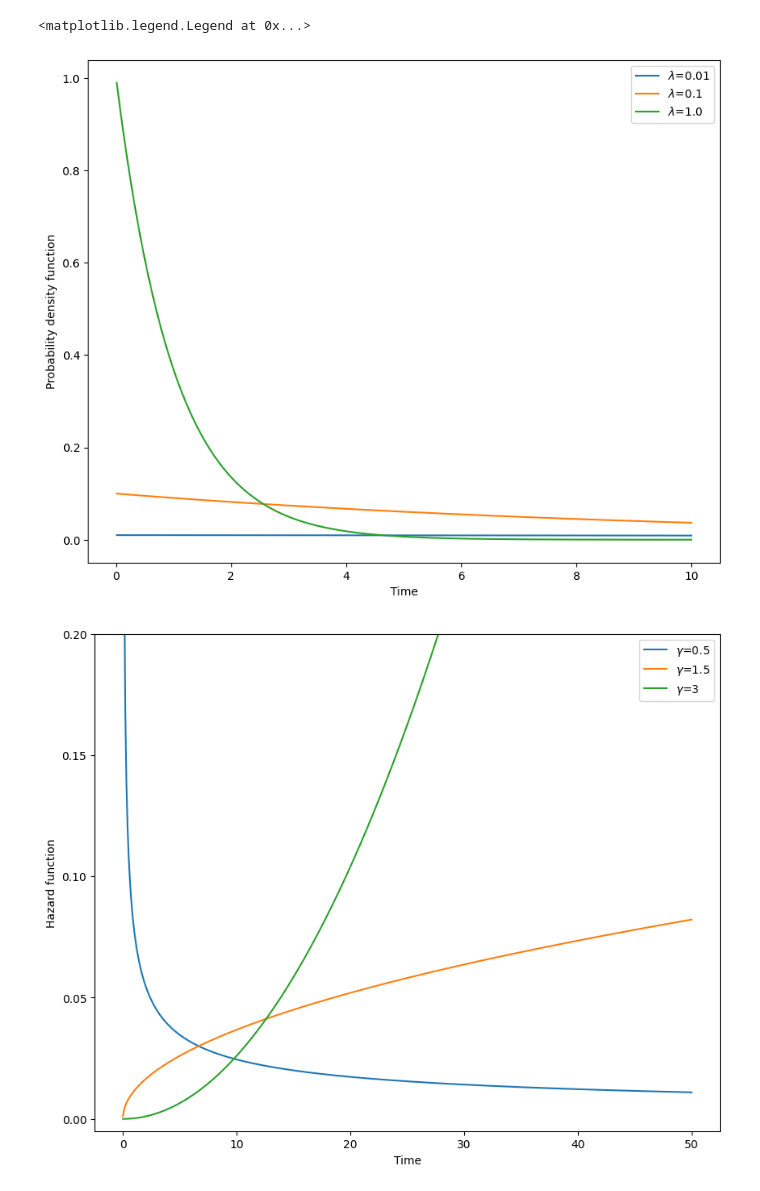
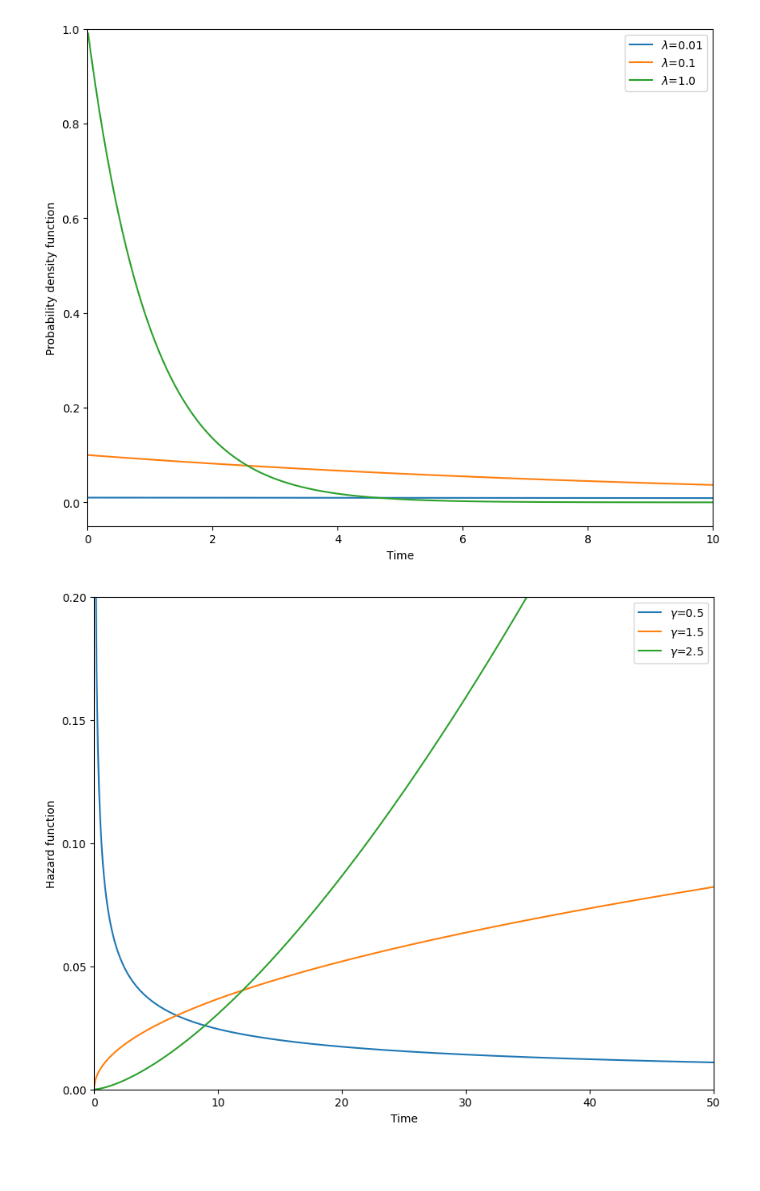
Before and after one commit to wefeigang/M4R, a Jupyter notebook: parametric_hazard_plots.ipynb, the cells around one changed output. Drawn from its saved outputs; the diff is of its cells as text; code cells hidden in the pictures; blank space fills up the shorter version.

Commit message:
added weibull pdf plot and changed axes limits for all plots

```diff
--- a/parametric_hazard_plots.ipynb
+++ b/parametric_hazard_plots.ipynb
@@ -34,31 +36,34 @@ for lam in lambda_list:
     plt.plot(time_range, pdf, label=rf'$\lambda$={lam}')
 plt.xlabel('Time')
 plt.ylabel('Probability density function')
+plt.ylim(-0.05, 1.0)
+plt.xlim(0, 10)
 plt.legend()
+plt.show()
 # %% [output]
-<matplotlib.legend.Legend at 0x...>
-[figure, old version]
+[figure, new version]
 # %%
 # weibull
-time_range = np.linspace(0.01, 50, 500)  # new range
+time_range_weibull = np.linspace(0.01, 50, 500)  # new range
 
-gamma_list = [0.5, 1.5, 3]  # shape parameters for Weibull
+gamma_list = [0.5, 1.5, 2.5]  # shape parameters for Weibull
 median_time = 20  # keep median constant
 
 plt.figure(figsize=(10, 8))
 for gamma in gamma_list:
     # Weibull hazard function
     lam = np.log(2) / (median_time ** gamma)  # compute lambda
-    hazard = lam * gamma * (time_range ** (gamma - 1))
+    hazard = lam * gamma * (time_range_weibull ** (gamma - 1))
 
     # Plotting
-    plt.plot(time_range, hazard, label=rf'$\gamma$={gamma}')
+    plt.plot(time_range_weibull, hazard, label=rf'$\gamma$={gamma}')
 
 plt.xlabel('Time')
 plt.ylabel('Hazard function')
-plt.ylim(-0.005, 0.2)
+plt.ylim(0, 0.2)
 plt.yticks(np.arange(0, 0.21, 0.05))
+plt.xlim(0, 50)
 plt.legend()
 plt.show()
 # %% [output]
-[figure, old version]
+[figure, new version]
```
Also changed, not shown: parts of 2 cells of this notebook.
